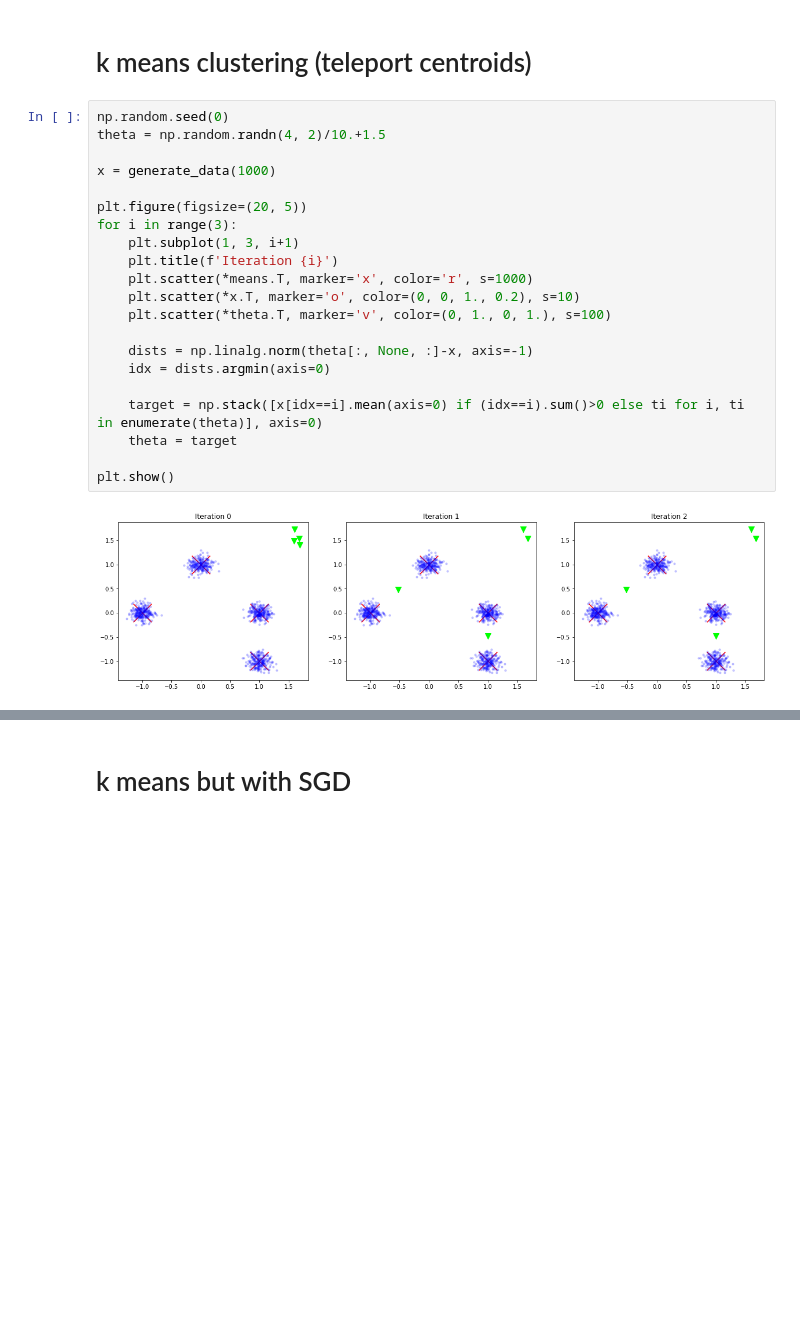
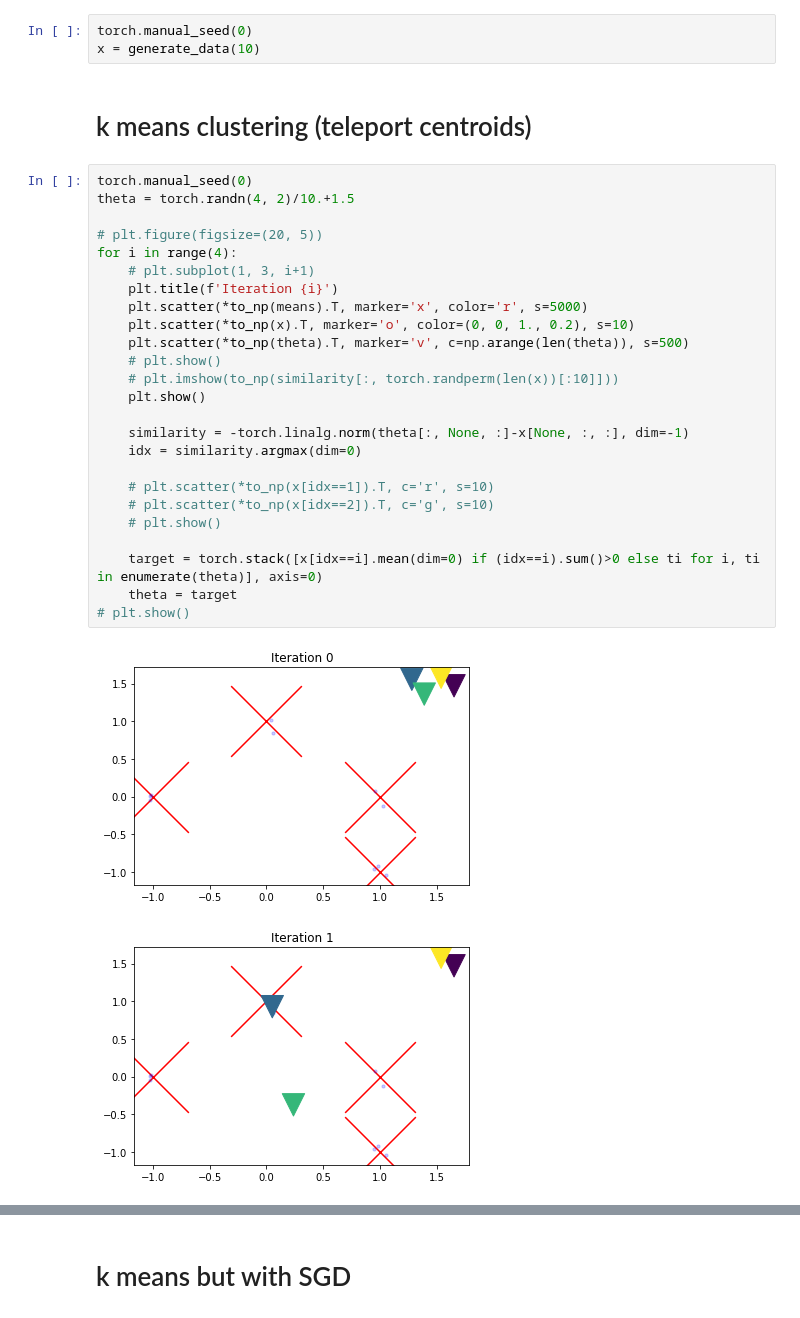
Before and after one commit to akarshkumar0101/transformer-memory, a Jupyter notebook: k_means.ipynb, the cells around one changed output, grey strips where cells are left out. Cells and saved outputs as stored; diff of their text form; blank space fills up the shorter version.

```diff
--- a/k_means.ipynb
+++ b/k_means.ipynb
@@ -31,25 +33,33 @@ plt.scatter(*x.T, marker='o', color=(0, 0, 1., 0.2), s=10)
+# %%
+torch.manual_seed(0)
+x = generate_data(10)
 # %% [markdown]
 # k means clustering (teleport centroids)
 # %%
-np.random.seed(0)
-theta = np.random.randn(4, 2)/10.+1.5
+torch.manual_seed(0)
+theta = torch.randn(4, 2)/10.+1.5
 
-x = generate_data(1000)
+# plt.figure(figsize=(20, 5))
+for i in range(4):
+    # plt.subplot(1, 3, i+1)
+    plt.title(f'Iteration {i}')
+    plt.scatter(*to_np(means).T, marker='x', color='r', s=5000)
+    plt.scatter(*to_np(x).T, marker='o', color=(0, 0, 1., 0.2), s=10)
+    plt.scatter(*to_np(theta).T, marker='v', c=np.arange(len(theta)), s=500)
+    # plt.show()
+    # plt.imshow(to_np(similarity[:, torch.randperm(len(x))[:10]]))
+    plt.show()
 
-plt.figure(figsize=(20, 5))
-for i in range(3):
-    plt.subplot(1, 3, i+1)
-    plt.title(f'Iteration {i}')
-    plt.scatter(*means.T, marker='x', color='r', s=1000)
-    plt.scatter(*x.T, marker='o', color=(0, 0, 1., 0.2), s=10)
-    plt.scatter(*theta.T, marker='v', color=(0, 1., 0, 1.), s=100)
+    similarity = -torch.linalg.norm(theta[:, None, :]-x[None, :, :], dim=-1)
+    idx = similarity.argmax(dim=0)
 
-    dists = np.linalg.norm(theta[:, None, :]-x, axis=-1)
-    idx = dists.argmin(axis=0)
+    # plt.scatter(*to_np(x[idx==1]).T, c='r', s=10)
+    # plt.scatter(*to_np(x[idx==2]).T, c='g', s=10)
+    # plt.show()
 
-    target = np.stack([x[idx==i].mean(axis=0) if (idx==i).sum()>0 else ti for i, ti in enumerate(theta)], axis=0)
+    target = torch.stack([x[idx==i].mean(dim=0) if (idx==i).sum()>0 else ti for i, ti in enumerate(theta)], axis=0)
     theta = target
-
-plt.show()
+# plt.show()
 # %% [output]
-[figure, old version]
+[figure, new version]
+[figure, added]
```
Also changed, not shown: parts of 15 cells of this notebook, 8 other files.
